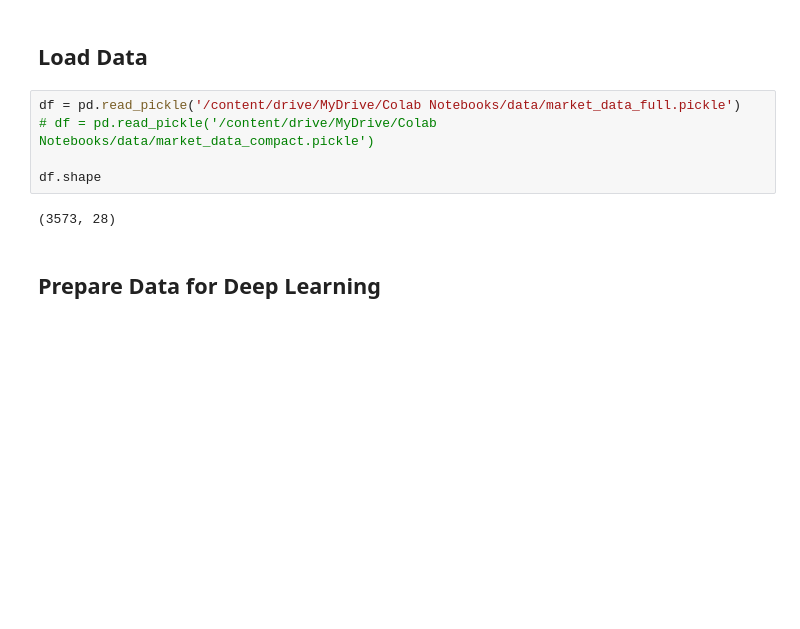
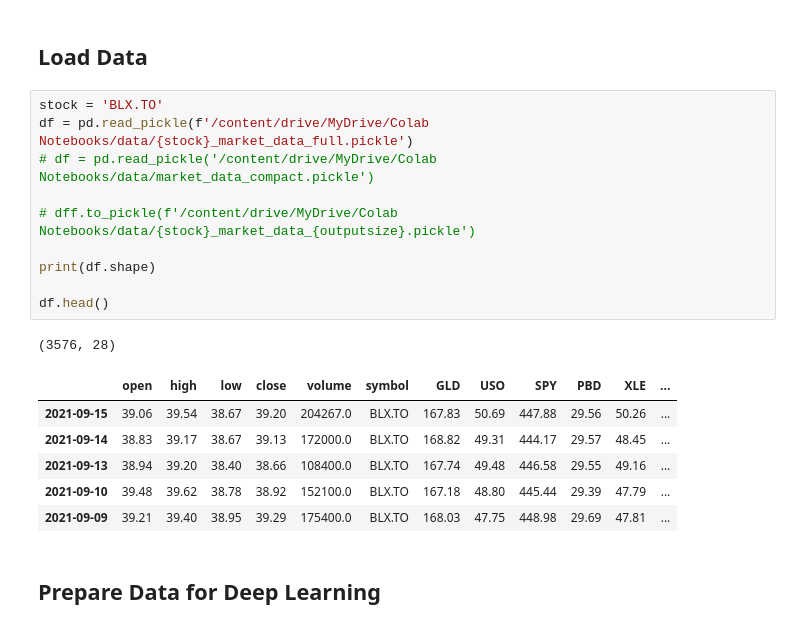
Before and after one commit to kconstable/market_predictions, a Jupyter notebook: data_preprocessing.ipynb, the cells around one changed output. Saved outputs shown, nothing was run; the diff lists cells and outputs as text; blank space fills up the shorter version.

```diff
--- a/data_preprocessing.ipynb
+++ b/data_preprocessing.ipynb
@@ -28,12 +32,23 @@ Drive already mounted at /content/drive; to attempt to forcibly remount, call dr
 # %% [markdown]
 ## Load Data
 # %%
-df = pd.read_pickle('/content/drive/MyDrive/Colab Notebooks/data/market_data_full.pickle')
+stock = 'BLX.TO'
+df = pd.read_pickle(f'/content/drive/MyDrive/Colab Notebooks/data/{stock}_market_data_full.pickle')
 # df = pd.read_pickle('/content/drive/MyDrive/Colab Notebooks/data/market_data_compact.pickle')
 
-df.shape
+# dff.to_pickle(f'/content/drive/MyDrive/Colab Notebooks/data/{stock}_market_data_{outputsize}.pickle')
+
+print(df.shape)
+
+df.head()
 # %% [output]
-(3573, 28)
+(3576, 28)
+|  | open | high | low | close | volume | symbol | GLD | USO | SPY | PBD | XLE | ... |
+| 2021-09-15 | 39.06 | 39.54 | 38.67 | 39.20 | 204267.0 | BLX.TO | 167.83 | 50.69 | 447.88 | 29.56 | 50.26 | ... |
+| 2021-09-14 | 38.83 | 39.17 | 38.67 | 39.13 | 172000.0 | BLX.TO | 168.82 | 49.31 | 444.17 | 29.57 | 48.45 | ... |
+| 2021-09-13 | 38.94 | 39.20 | 38.40 | 38.66 | 108400.0 | BLX.TO | 167.74 | 49.48 | 446.58 | 29.55 | 49.16 | ... |
+| 2021-09-10 | 39.48 | 39.62 | 38.78 | 38.92 | 152100.0 | BLX.TO | 167.18 | 48.80 | 445.44 | 29.39 | 47.79 | ... |
+| 2021-09-09 | 39.21 | 39.40 | 38.95 | 39.29 | 175400.0 | BLX.TO | 168.03 | 47.75 | 448.98 | 29.69 | 47.81 | ... |
 # %% [markdown]
 ## Prepare Data for Deep Learning
 # %% [markdown]
```
Also changed, not shown: parts of 11 cells of this notebook.
